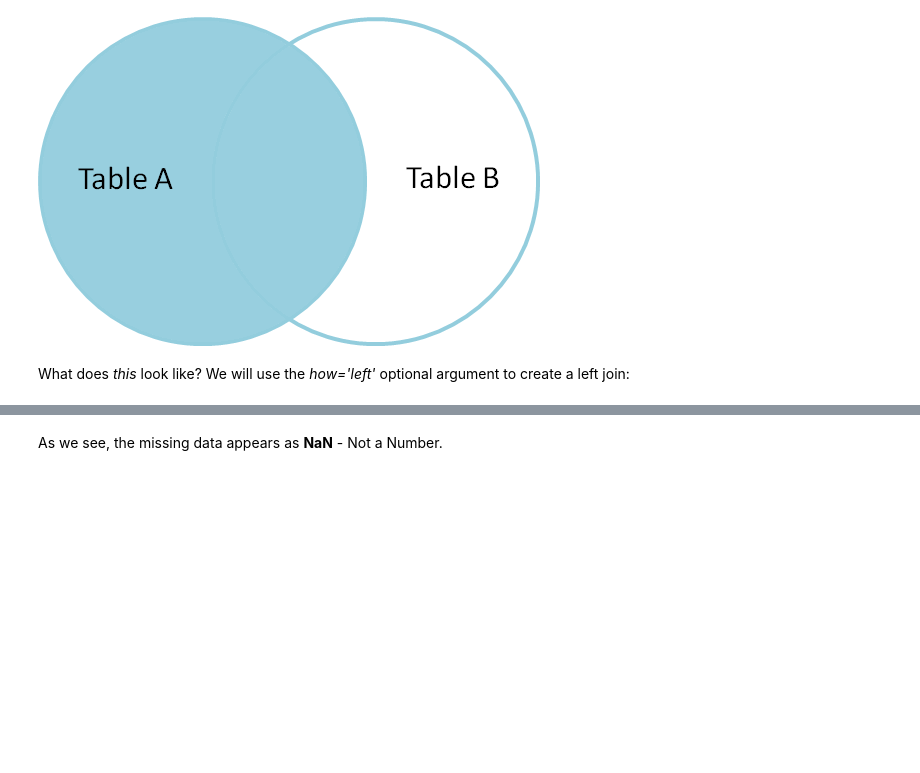
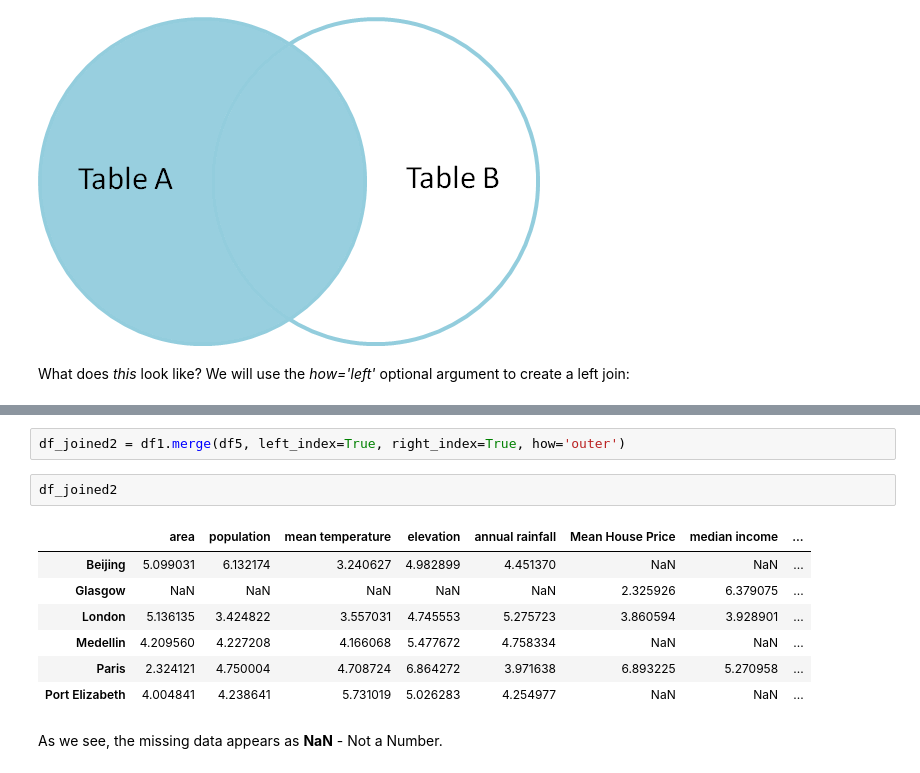
Before and after one commit to rubydelanerolle/QM2, a Jupyter notebook: notebooks/W6_Merging_and_Joining_in_Python.ipynb, the cells around one changed output, grey strips where cells are left out. Drawn from its saved outputs; the diff is of its cells as text; blank space fills up the shorter version.

```diff
--- a/notebooks/W6_Merging_and_Joining_in_Python.ipynb
+++ b/notebooks/W6_Merging_and_Joining_in_Python.ipynb
@@ -330,3 +351,15 @@ df_joined
+# %%
+df_joined2 = df1.merge(df5, left_index=True, right_index=True, how='outer')
+# %%
+df_joined2
+# %% [output]
+|  | area | population | mean temperature | elevation | annual rainfall | Mean House Price | median income | ... |
+| Beijing | 5.099031 | 6.132174 | 3.240627 | 4.982899 | 4.451370 | NaN | NaN | ... |
+| Glasgow | NaN | NaN | NaN | NaN | NaN | 2.325926 | 6.379075 | ... |
+| London | 5.136135 | 3.424822 | 3.557031 | 4.745553 | 5.275723 | 3.860594 | 3.928901 | ... |
+| Medellin | 4.209560 | 4.227208 | 4.166068 | 5.477672 | 4.758334 | NaN | NaN | ... |
+| Paris | 2.324121 | 4.750004 | 4.708724 | 6.864272 | 3.971638 | 6.893225 | 5.270958 | ... |
+| Port Elizabeth | 4.004841 | 4.238641 | 5.731019 | 5.026283 | 4.254977 | NaN | NaN | ... |
 # %% [markdown]
 As we see, the missing data appears as **NaN** - Not a Number.
 # %% [markdown]
```
Also changed, not shown: parts of 36 cells of this notebook.
